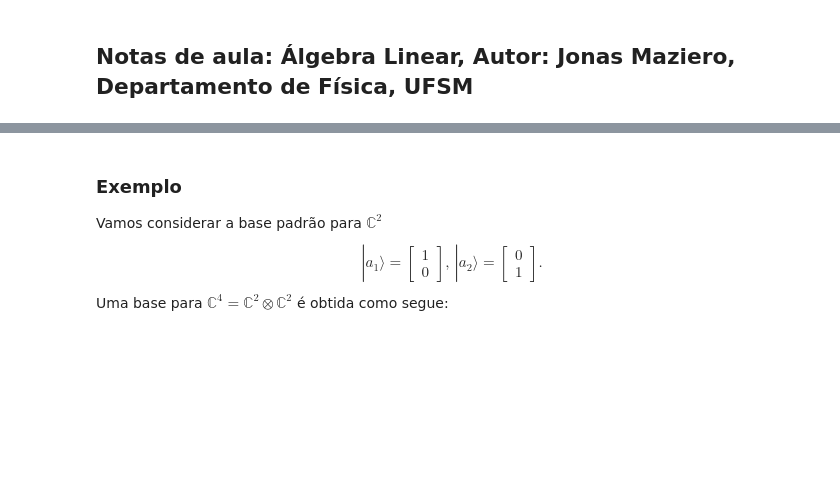
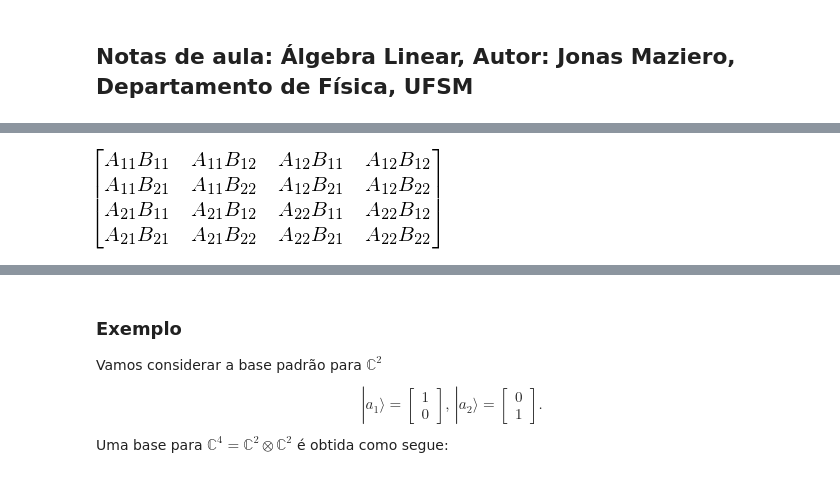
Before and after one commit to jonasmaziero/algebra_linear, a Jupyter notebook: 05_composite.ipynb, the cells around one changed output, grey strips where cells are left out. Drawn from its saved outputs; the diff is of its cells as text; code cells hidden in the pictures; blank space fills up the shorter version.

```diff
--- a/05_composite.ipynb
+++ b/05_composite.ipynb
@@ -47,0 +30,7 @@ __Exercício:__ Verifique que $|a\rangle\otimes\langle b| = |a\rangle\langle b|$
+# %%
+A11,A12,A21,A22,B11,B12,B21,B22 = symbols("A_11 A_12 A_21 A_22 B_11 B_12 B_21 B_22")
+A = Matrix([[A11,A12],[A21,A22]])
+B = Matrix([[B11,B12],[B21,B22]])
+tp(A,B)
+# %% [output]
+[figure, added]
```
Also changed, not shown: parts of 14 cells of this notebook, 6 other files.
